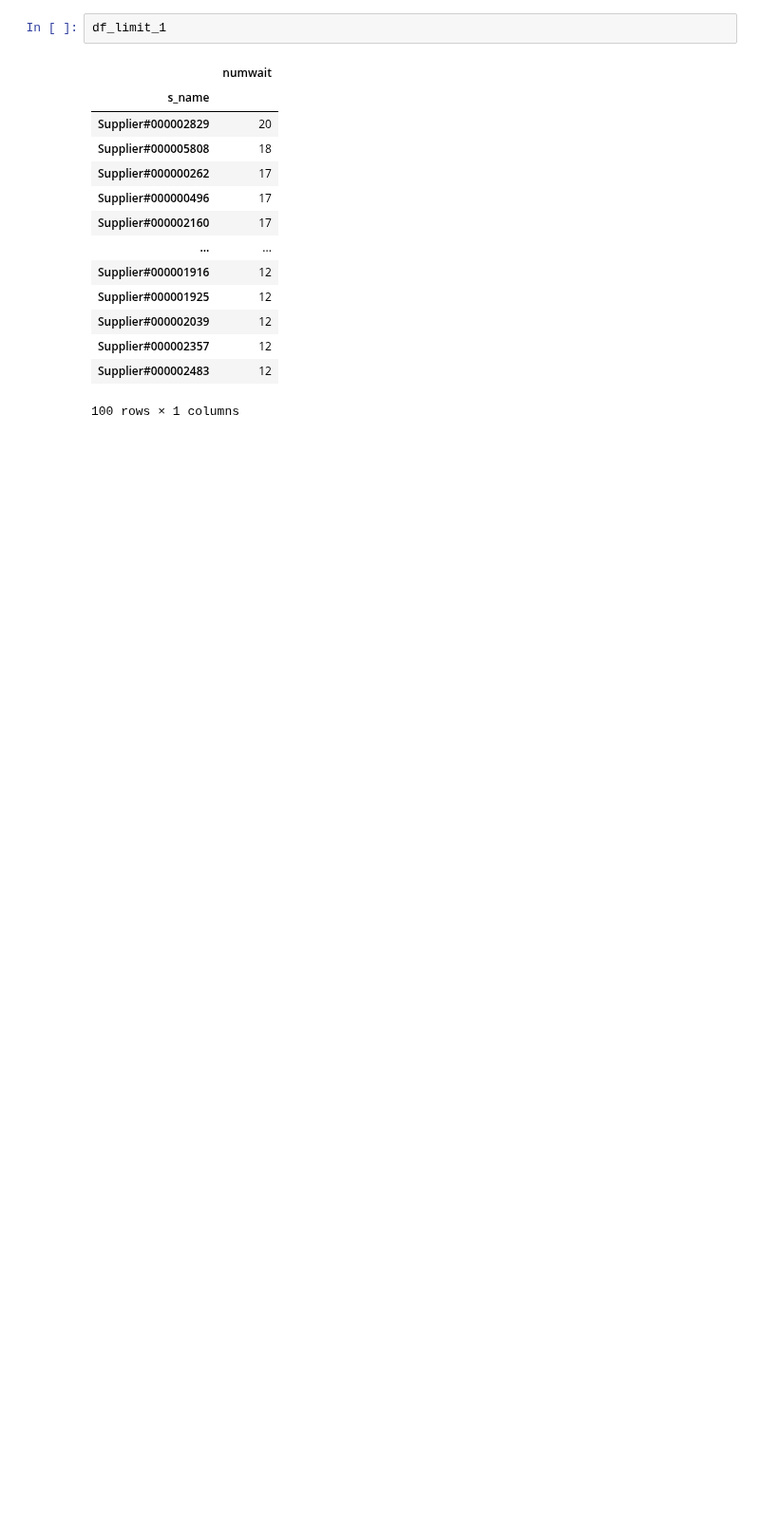
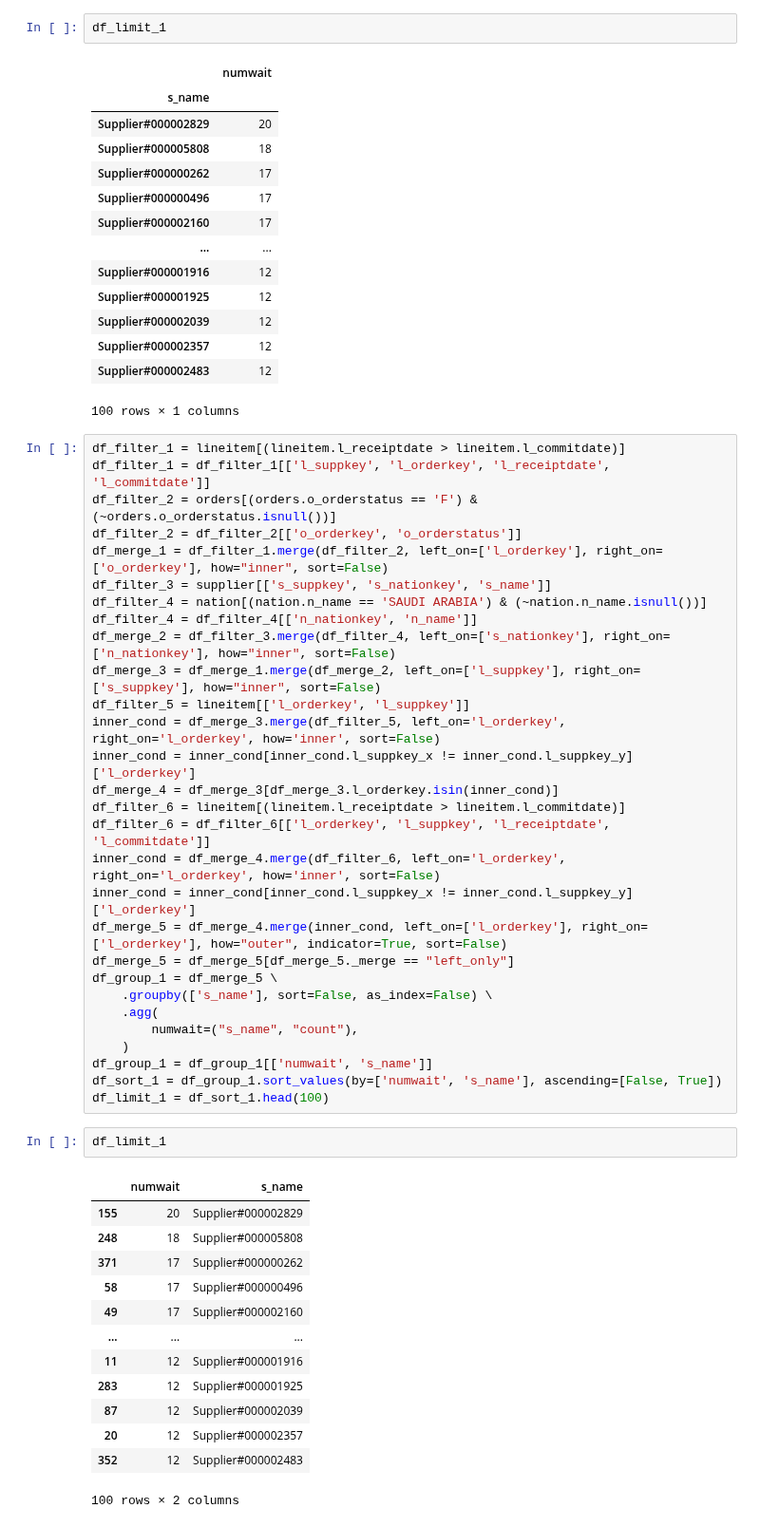
Before and after one commit to groegercesg/QueryBridge, a Jupyter notebook: early_results/q21_duck.ipynb, the cells around one changed output. Shown at 95% size. Drawn from its saved outputs; the diff is of its cells as text; blank space fills up the shorter version.

```diff
--- a/early_results/q21_duck.ipynb
+++ b/early_results/q21_duck.ipynb
@@ -292,3 +292,48 @@ df_limit_1
 | Supplier#000002357 | 12 |
 | Supplier#000002483 | 12 |
 100 rows × 1 columns
+# %%
+df_filter_1 = lineitem[(lineitem.l_receiptdate > lineitem.l_commitdate)]
+df_filter_1 = df_filter_1[['l_suppkey', 'l_orderkey', 'l_receiptdate', 'l_commitdate']]
+df_filter_2 = orders[(orders.o_orderstatus == 'F') & (~orders.o_orderstatus.isnull())]
+df_filter_2 = df_filter_2[['o_orderkey', 'o_orderstatus']]
+df_merge_1 = df_filter_1.merge(df_filter_2, left_on=['l_orderkey'], right_on=['o_orderkey'], how="inner", sort=False)
+df_filter_3 = supplier[['s_suppkey', 's_nationkey', 's_name']]
+df_filter_4 = nation[(nation.n_name == 'SAUDI ARABIA') & (~nation.n_name.isnull())]
+df_filter_4 = df_filter_4[['n_nationkey', 'n_name']]
+df_merge_2 = df_filter_3.merge(df_filter_4, left_on=['s_nationkey'], right_on=['n_nationkey'], how="inner", sort=False)
+df_merge_3 = df_merge_1.merge(df_merge_2, left_on=['l_suppkey'], right_on=['s_suppkey'], how="inner", sort=False)
+df_filter_5 = lineitem[['l_orderkey', 'l_suppkey']]
+inner_cond = df_merge_3.merge(df_filter_5, left_on='l_orderkey', right_on='l_orderkey', how='inner', sort=False)
+inner_cond = inner_cond[inner_cond.l_suppkey_x != inner_cond.l_suppkey_y]['l_orderkey']
+df_merge_4 = df_merge_3[df_merge_3.l_orderkey.isin(inner_cond)]
+df_filter_6 = lineitem[(lineitem.l_receiptdate > lineitem.l_commitdate)]
+df_filter_6 = df_filter_6[['l_orderkey', 'l_suppkey', 'l_receiptdate', 'l_commitdate']]
+inner_cond = df_merge_4.merge(df_filter_6, left_on='l_orderkey', right_on='l_orderkey', how='inner', sort=False)
+inner_cond = inner_cond[inner_cond.l_suppkey_x != inner_cond.l_suppkey_y]['l_orderkey']
+df_merge_5 = df_merge_4.merge(inner_cond, left_on=['l_orderkey'], right_on=['l_orderkey'], how="outer", indicator=True, sort=False)
+df_merge_5 = df_merge_5[df_merge_5._merge == "left_only"]
+df_group_1 = df_merge_5 \
+    .groupby(['s_name'], sort=False, as_index=False) \
+    .agg(
+        numwait=("s_name", "count"),
+    )
+df_group_1 = df_group_1[['numwait', 's_name']]
+df_sort_1 = df_group_1.sort_values(by=['numwait', 's_name'], ascending=[False, True])
+df_limit_1 = df_sort_1.head(100)
+# %%
+df_limit_1
+# %% [output]
+|  | numwait | s_name |
+| 155 | 20 | Supplier#000002829 |
+| 248 | 18 | Supplier#000005808 |
+| 371 | 17 | Supplier#000000262 |
+| 58 | 17 | Supplier#000000496 |
+| 49 | 17 | Supplier#000002160 |
+| ... | ... | ... |
+| 11 | 12 | Supplier#000001916 |
+| 283 | 12 | Supplier#000001925 |
+| 87 | 12 | Supplier#000002039 |
+| 20 | 12 | Supplier#000002357 |
+| 352 | 12 | Supplier#000002483 |
+100 rows × 2 columns
```
Also changed, not shown: 13 other files.
